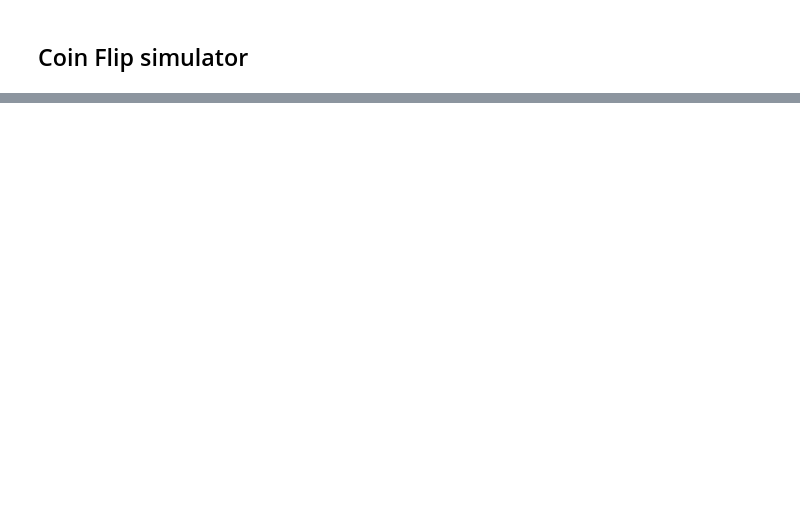
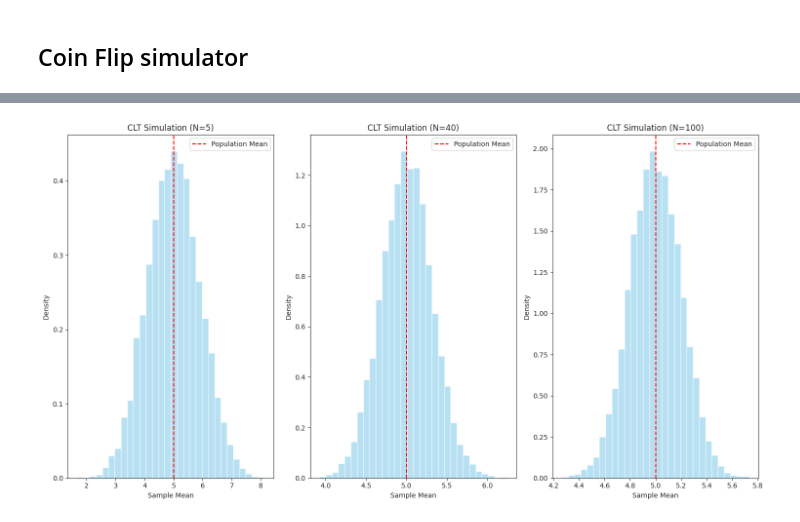
Before and after one commit to bondpapi/Central-Limit-Theorem, a Jupyter notebook: central_limit_theorem.ipynb, the cells around one changed output, grey strips where cells are left out. Cells and saved outputs as stored; diff of their text form; code cells hidden in the pictures; blank space fills up the shorter version.

```diff
--- a/central_limit_theorem.ipynb
+++ b/central_limit_theorem.ipynb
@@ -132,0 +170,50 @@ print(stddev(outcomes))
+# %%
+# Central Limit Theorem Simulation
+
+
+import matplotlib.pyplot as plt
+def sim_clt(distribution, params, N, repetitions=10000):
+    """
+    Simulate the Central Limit Theorem for a given distribution.
+
+    Parameters:
+    - distribution: The distribution function (e.g., np.random.normal)
+    - params: A dictionary of parameters for the distribution
+    - N: The sample size
+    - repetitions: The number of samples to draw
+
+    Returns:
+    - A list of sample means
+    """
+    sample_means = [] # List to store sample means
+
+    for _ in range(repetitions):
+        # Drawing N samples from distribution
+        sample = distribution(size=N, **params)
+        # Calculate mean and save it to the list
+        sample_means.append(np.mean(sample))
+
+    return sample_means
+
+# Parameter for the normal distribution for CLT simulation
+mean, std_dev = 5, 2 # Changing parameters for experimentation
+N_values = [5, 40, 100] # Different sample sizes
+
+plt.figure(figsize=(15, 8))
+
+# Running the simulation for each value of N
+for i, N in enumerate(N_values, 1):
+    sample_means = sim_clt(np.random.normal, {'loc': mean, 'scale': std_dev}, N)
+    # Plotting the distribution of sample means
+    plt.subplot(1, len(N_values), i)
+    plt.hist(sample_means, bins=30, density=True, alpha=0.6, color='skyblue')
+    plt.title(f'CLT Simulation (N={N})')
+    plt.xlabel("Sample Mean")
+    plt.ylabel("Density")
+    plt.axvline(x=mean, color='red', linestyle='--', label='Population Mean')
+    plt.legend()
+
+plt.tight_layout()
+plt.show()
+# %% [output]
+[figure, added]
```
Also changed, not shown: parts of 4 cells of this notebook.
